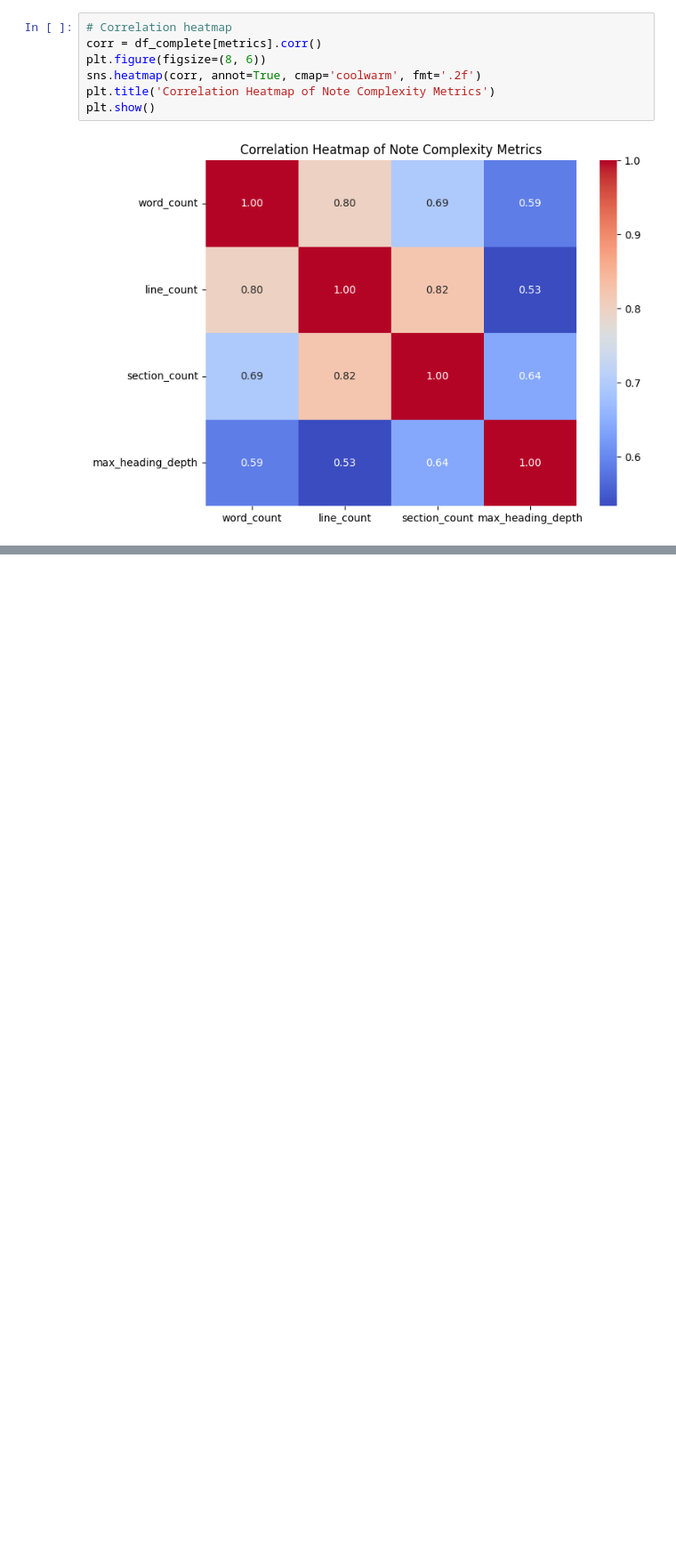
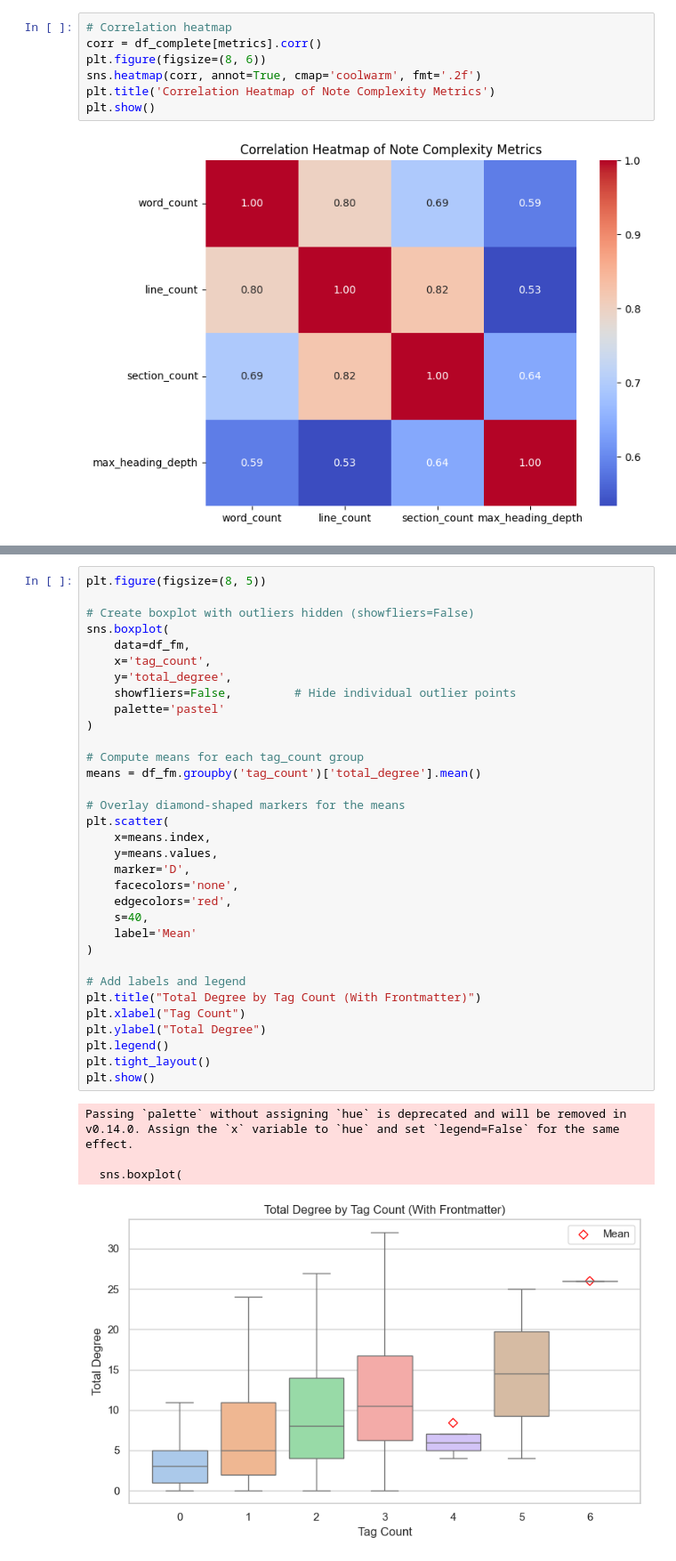
Before and after one commit to rhyslwells/Data-Archive-Graph, a Jupyter notebook: eda/1-coarse-analysis/working.ipynb, the cells around one changed output, grey strips where cells are left out. Shown at 89% size. Cells and saved outputs as stored; diff of their text form; blank space fills up the shorter version.

```diff
--- a/eda/1-coarse-analysis/working.ipynb
+++ b/eda/1-coarse-analysis/working.ipynb
@@ -229,0 +436,38 @@ These questions require access to tag-level details and will be explored once ta
+# %%
+plt.figure(figsize=(8, 5))
+
+# Create boxplot with outliers hidden (showfliers=False)
+sns.boxplot(
+    data=df_fm,
+    x='tag_count',
+    y='total_degree',
+    showfliers=False,         # Hide individual outlier points
+    palette='pastel'
+)
+
+# Compute means for each tag_count group
+means = df_fm.groupby('tag_count')['total_degree'].mean()
+
+# Overlay diamond-shaped markers for the means
+plt.scatter(
+    x=means.index,
+    y=means.values,
+    marker='D',
+    facecolors='none',
+    edgecolors='red',
+    s=40,
+    label='Mean'
+)
+
+# Add labels and legend
+plt.title("Total Degree by Tag Count (With Frontmatter)")
+plt.xlabel("Tag Count")
+plt.ylabel("Total Degree")
+plt.legend()
+plt.tight_layout()
+plt.show()
+# %% [output]
+Passing `palette` without assigning `hue` is deprecated and will be removed in v0.14.0. Assign the `x` variable to `hue` and set `legend=False` for the same effect.
+
+  sns.boxplot(
+[figure, added]
```
Also changed, not shown: parts of 13 cells of this notebook, 3 other files.
